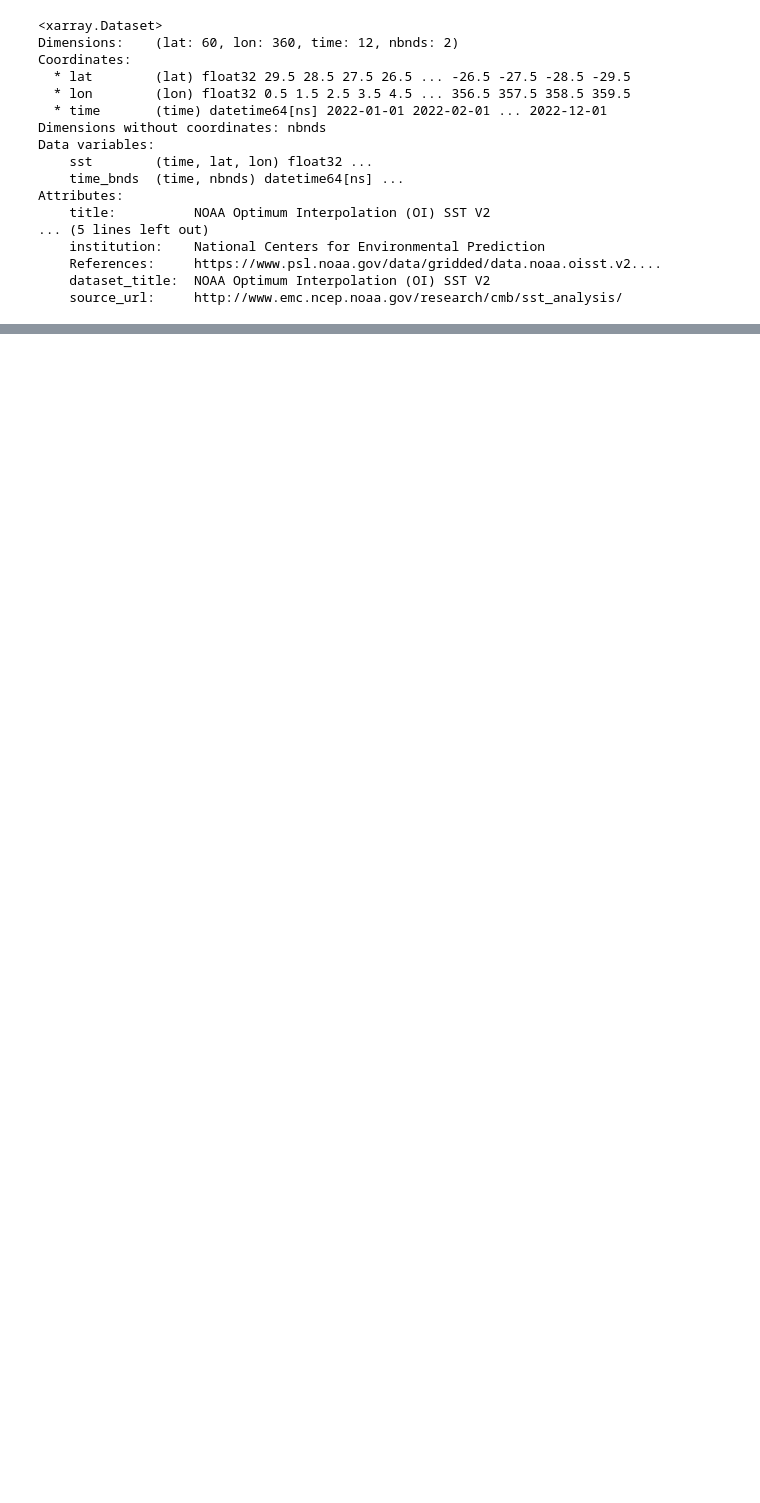
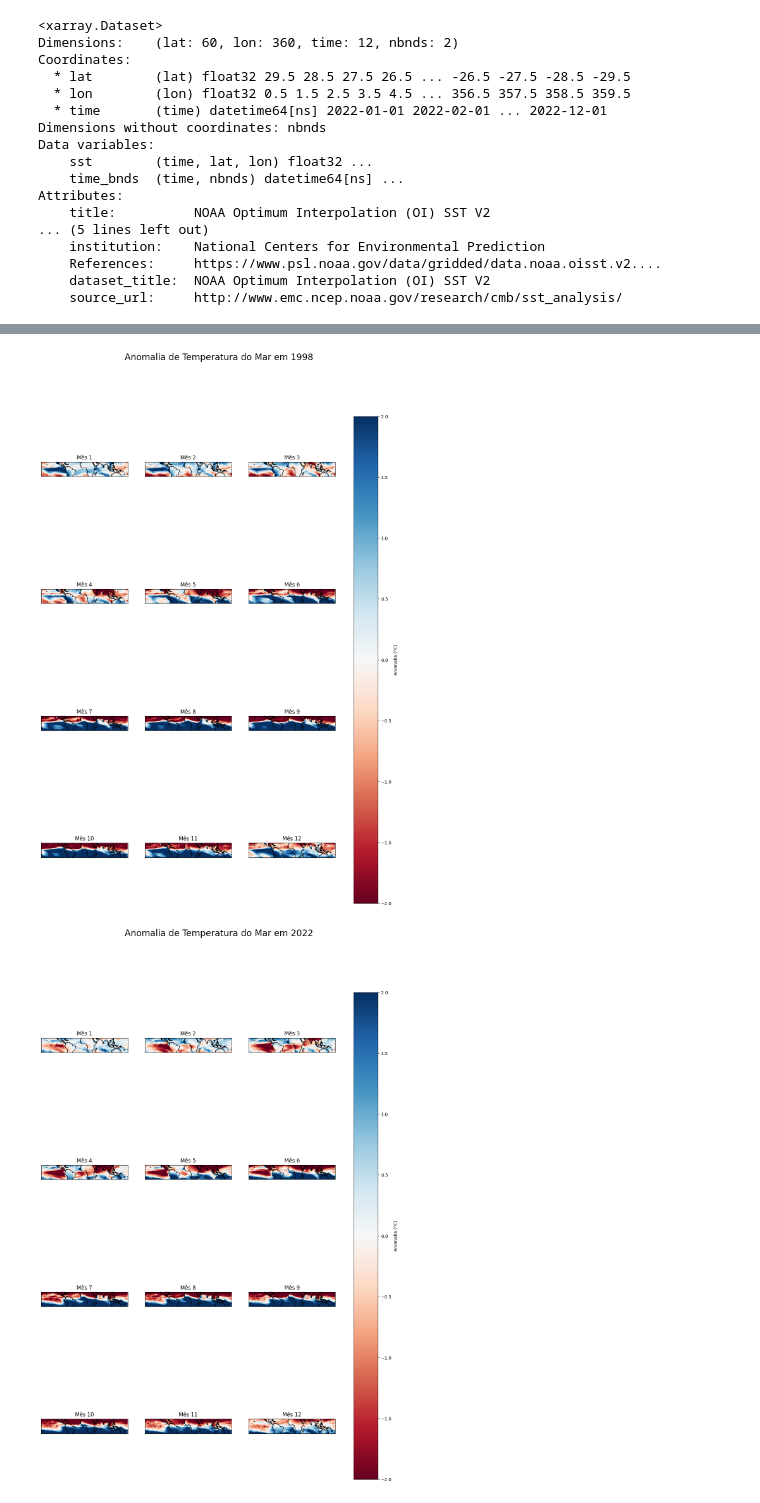
Before and after one commit to VictorGuui/INPE, a Jupyter notebook: Atividade4_6INPE_3.ipynb, the cells around one changed output, grey strips where cells are left out. Cells and saved outputs as stored; diff of their text form; code cells hidden in the pictures; blank space fills up the shorter version.

```diff
--- a/Atividade4_6INPE_3.ipynb
+++ b/Atividade4_6INPE_3.ipynb
@@ -182,3 +247,47 @@ anomalia1998
+# %%
+# Função para plotar mapa de anomalia
+def plot_map(data, title):
+    # Pegando as coordenadas e os dados
+    lon = data.lon
+    lat = data.lat
+
+    # Configurando a grade do subplot com base no número de meses
+    num_months = data.sizes['month']
+    num_cols = 3
+    num_rows = int(np.ceil(num_months / num_cols))
+
+    # Criando subplots para cada mês
+    fig, axes = plt.subplots(num_rows, num_cols, figsize=(15, 5 * num_rows),
+                             subplot_kw={'projection': ccrs.PlateCarree()})
+    fig.suptitle(title, fontsize=20)
+
+    # Flattening the axes array, caso o número de meses seja menor que 12
+    axes = axes.flatten()
+
+    # Iterando sobre os meses
+    for i in range(num_months):
+        ax = axes[i]
+        ax.coastlines()
+        pcm = ax.pcolormesh(lon, lat, data[:, :, i], cmap='RdBu', vmin=-2, vmax=2, transform=ccrs.PlateCarree())
+        ax.set_title(f'Mês {i + 1}')
+
+    # Adicionando a barra de cores
+    fig.colorbar(pcm, ax=axes, orientation='vertical', label='Anomalia (°C)')
+
+    # Removendo subplots não utilizados (se houver)
+    for i in range(num_months, num_rows * num_cols):
+        fig.delaxes(axes[i])
+
+    plt.show()
+
+# Plotando mapa de anomalia para 1998
+plot_map(anomalia_1998, 'Anomalia de Temperatura do Mar em 1998')
+
+# Plotando mapa de anomalia para 2022
+plot_map(anomalia_2022, 'Anomalia de Temperatura do Mar em 2022')
+# %% [output]
+[figure, added]
+[figure, added]
 # %%
 # Função para plotar um mapa
 def plot_map(data_array, title):
```
Also changed, not shown: parts of 8 cells of this notebook.
